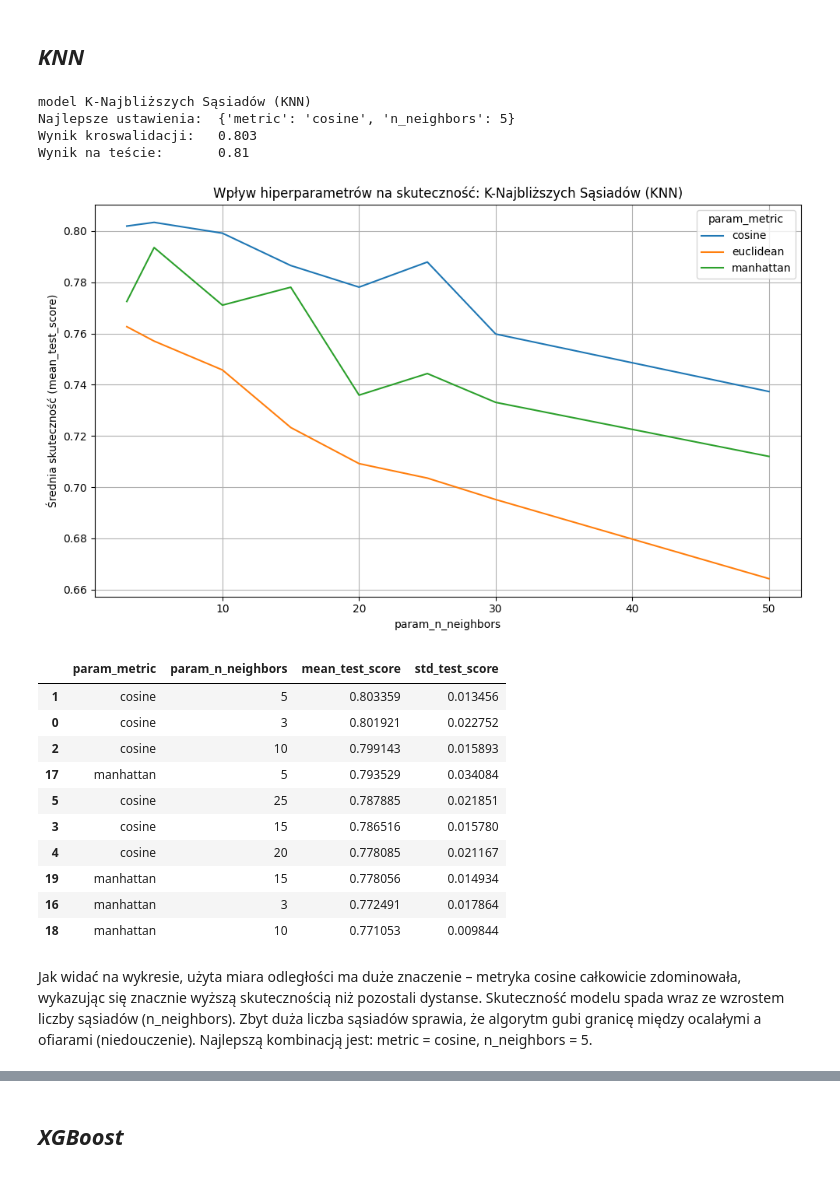
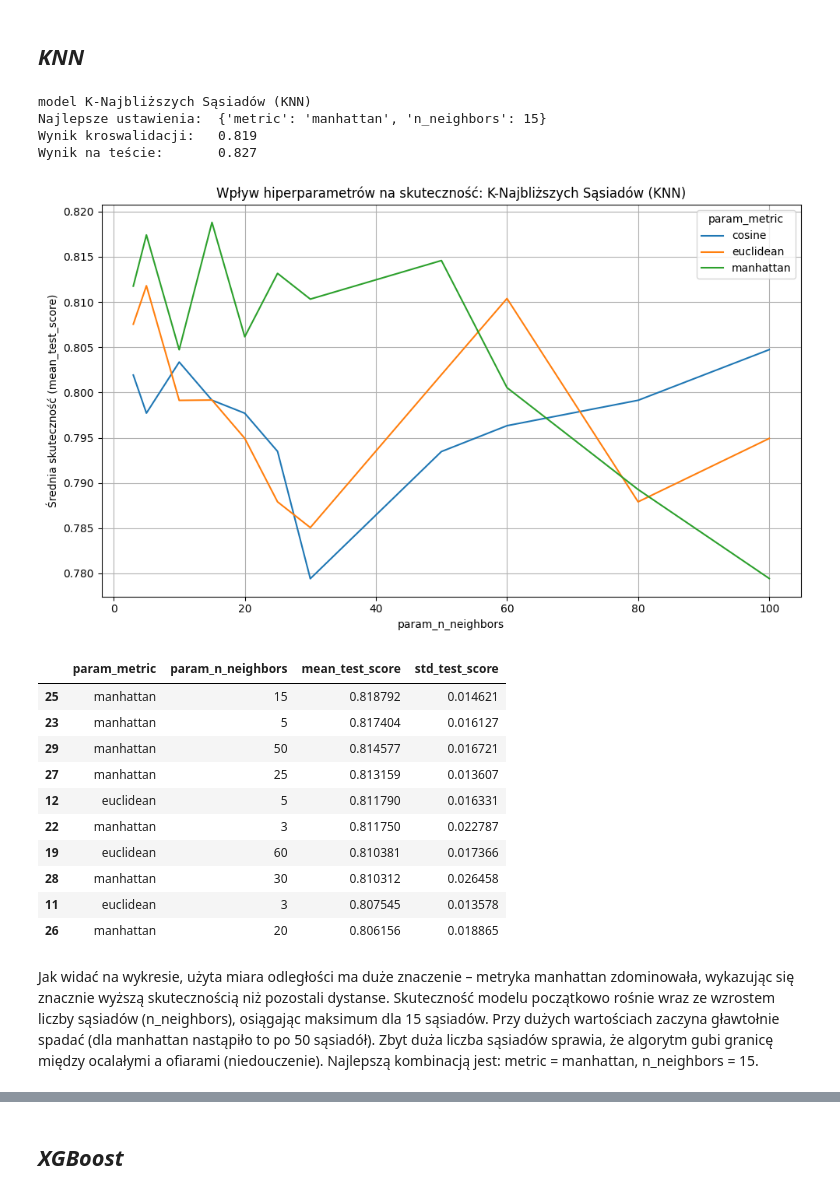
Before and after one commit to Solvro/ml-wakacyjne-wyzwanie-2026, a Jupyter notebook: 02_podstawy_aiml/ML_zadanie.ipynb, the cells around one changed output, grey strips where cells are left out. Cells and saved outputs as stored; diff of their text form; code cells hidden in the pictures.

```diff
--- a/02_podstawy_aiml/ML_zadanie.ipynb
+++ b/02_podstawy_aiml/ML_zadanie.ipynb
@@ -53,5 +71,2 @@ Usunę nadmiarowe kolumny ***SibSp*** i ***Parch***, ponieważ mam kolumnę ***F
 # %%
-titanic_df.drop(columns=['SibSp', 'Parch', 'Embarked_Q', 'Embarked_C', 'Embarked_S'], inplace=True)
+titanic_df.drop(columns=['SibSp', 'Parch', 'Embarked', 'Embarked_Q', 'Embarked_C', 'Embarked_S'], inplace=True)
-# %%
-titanic_df['Fare'] = np.log1p(titanic_df['Fare'])
-titanic_df.head(10)
@@ -91,3 +95,9 @@ X_train, X_test, y_train, y_test = train_test_split(X, y, train_size=.8, shuffle
+# %%
+from sklearn.preprocessing import StandardScaler
+
+scaler = StandardScaler() # objekt scalera
+X_train_scaled = scaler.fit_transform(X_train) # trenujemy scaler na danych treningowych, aby nie było wycieku danych i odrazu skalujemy go
+X_test_scaled = scaler.transform(X_test) # skalujemy dane testowe na podstawie tego czego nauczył się scaler na danych treningowych
 # %%
 def metryki(model, X_train, X_test, y_train, y_test):
     """
@@ -134,7 +144,7 @@ def model_test(choice, X_train, X_test, y_train, y_test, cv=5):
         model = KNeighborsClassifier()
         siatka = {
             'metric':      ['cosine', 'euclidean', 'manhattan'],
-            'n_neighbors': [3, 5, 10, 15, 20, 25, 30, 50]
+            'n_neighbors': [3, 5, 10, 15, 20, 25, 30, 50, 60, 80, 100]
         }
     elif choice == 2:
         model_name = "XGBoost"
@@ -294,24 +304,24 @@ f1 — średnia: 0.751     odchylenie: 0.024
 # %% [markdown]
 ## ***KNN***
 # %%
-model_test(1, X_train, X_test, y_train, y_test)
+model_test(1, X_train_scaled, X_test_scaled, y_train, y_test)
 # %% [output]
 model K-Najbliższych Sąsiadów (KNN)
-Najlepsze ustawienia:  {'metric': 'cosine', 'n_neighbors': 5}
-Wynik kroswalidacji:   0.803
-Wynik na teście:       0.81
+Najlepsze ustawienia:  {'metric': 'manhattan', 'n_neighbors': 15}
+Wynik kroswalidacji:   0.819
+Wynik na teście:       0.827
-[figure, old version]
+[figure, new version]
 |  | param_metric | param_n_neighbors | mean_test_score | std_test_score |
-| 1 | cosine | 5 | 0.803359 | 0.013456 |
-| 0 | cosine | 3 | 0.801921 | 0.022752 |
-| 2 | cosine | 10 | 0.799143 | 0.015893 |
-| 17 | manhattan | 5 | 0.793529 | 0.034084 |
-| 5 | cosine | 25 | 0.787885 | 0.021851 |
-| 3 | cosine | 15 | 0.786516 | 0.015780 |
-| 4 | cosine | 20 | 0.778085 | 0.021167 |
-| 19 | manhattan | 15 | 0.778056 | 0.014934 |
-| 16 | manhattan | 3 | 0.772491 | 0.017864 |
-| 18 | manhattan | 10 | 0.771053 | 0.009844 |
+| 25 | manhattan | 15 | 0.818792 | 0.014621 |
+| 23 | manhattan | 5 | 0.817404 | 0.016127 |
+| 29 | manhattan | 50 | 0.814577 | 0.016721 |
+| 27 | manhattan | 25 | 0.813159 | 0.013607 |
+| 12 | euclidean | 5 | 0.811790 | 0.016331 |
+| 22 | manhattan | 3 | 0.811750 | 0.022787 |
+| 19 | euclidean | 60 | 0.810381 | 0.017366 |
+| 28 | manhattan | 30 | 0.810312 | 0.026458 |
+| 11 | euclidean | 3 | 0.807545 | 0.013578 |
+| 26 | manhattan | 20 | 0.806156 | 0.018865 |
 # %% [markdown]
-Jak widać na wykresie, użyta miara odległości ma duże znaczenie – metryka cosine całkowicie zdominowała, wykazując się znacznie wyższą skutecznością niż pozostali dystanse. Skuteczność modelu spada wraz ze wzrostem liczby sąsiadów (n_neighbors). Zbyt duża liczba sąsiadów sprawia, że algorytm gubi granicę między ocalałymi a ofiarami (niedouczenie). Najlepszą kombinacją jest: metric = cosine, n_neighbors = 5.
+Jak widać na wykresie, użyta miara odległości ma duże znaczenie – metryka manhattan zdominowała, wykazując się znacznie wyższą skutecznością niż pozostali dystanse. Skuteczność modelu początkowo rośnie wraz ze wzrostem liczby sąsiadów (n_neighbors), osiągając maksimum dla 15 sąsiadów. Przy dużych wartościach zaczyna gławtołnie spadać (dla manhattan nastąpiło to po 50 sąsiadół). Zbyt duża liczba sąsiadów sprawia, że algorytm gubi granicę między ocalałymi a ofiarami (niedouczenie). Najlepszą kombinacją jest: metric = manhattan, n_neighbors = 15.
 # %%
```
Also changed, not shown: parts of 10 cells of this notebook.
